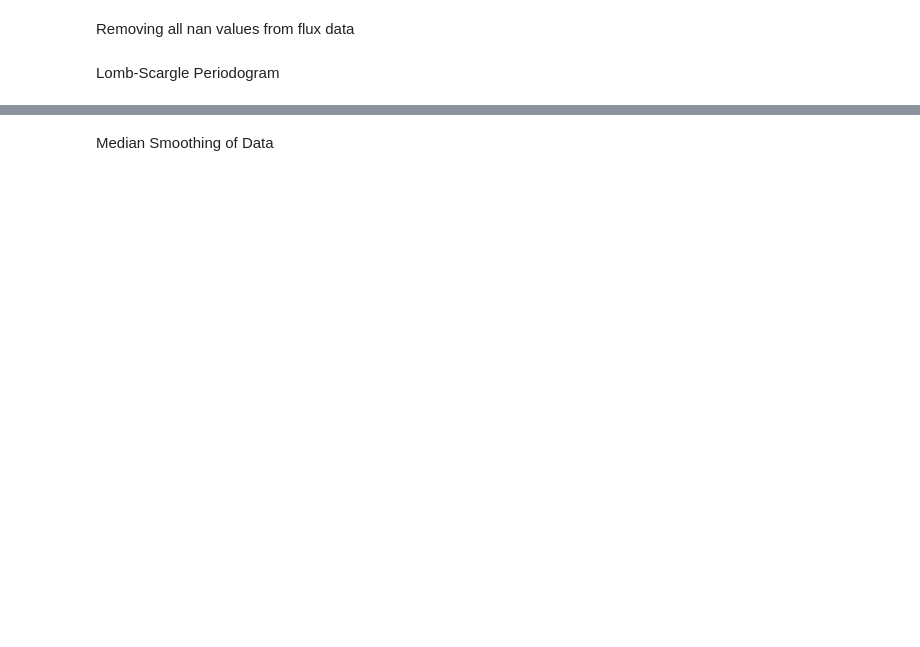
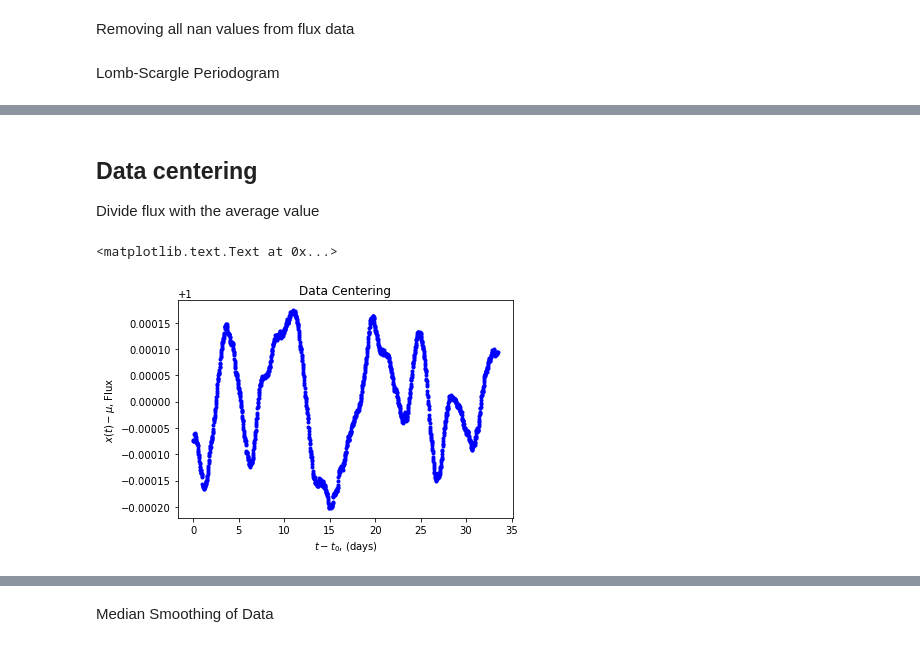
Before and after one commit to ruben-santana/Astro-Research, a Jupyter notebook: KOI/KOI -265/KOI-265.ipynb, the cells around one changed output, grey strips where cells are left out. Drawn from its saved outputs; the diff is of its cells as text; code cells hidden in the pictures; blank space fills up the shorter version.

```diff
--- a/KOI/KOI -265/KOI-265.ipynb
+++ b/KOI/KOI -265/KOI-265.ipynb
@@ -320,0 +565,25 @@ Half the found period. 6.63179866576
+# %% [markdown]
+## Data centering
+Divide flux with the average value
+# %%
+t1 = t_bls[0]
+#subtracts t0 from all times
+u = t_bls - t1
+#avg. flux
+s = np.mean(f_bls)
+
+#each flux point subtracted from mean of flux
+# v = f_bls - s
+
+## adjustment
+#Better cause it shows percentage of change
+v = f_bls/s
+
+#plotting data
+plt.plot(u, v, 'b.')
+plt.title("Data Centering")
+plt.xlabel(r"$t - t_0$, (days)")
+plt.ylabel(r"$x(t) - \mu$, Flux")
+# %% [output]
+<matplotlib.text.Text at 0x...>
+[figure, added]
```
Also changed, not shown: parts of 42 cells of this notebook, 1 other file.
